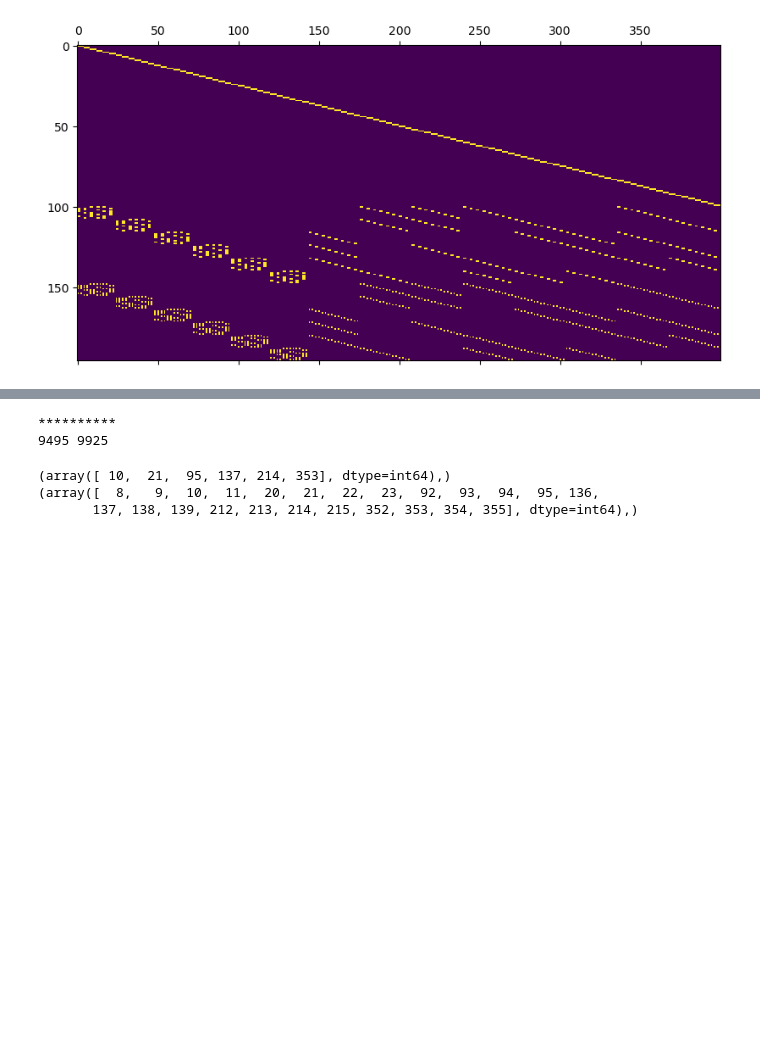
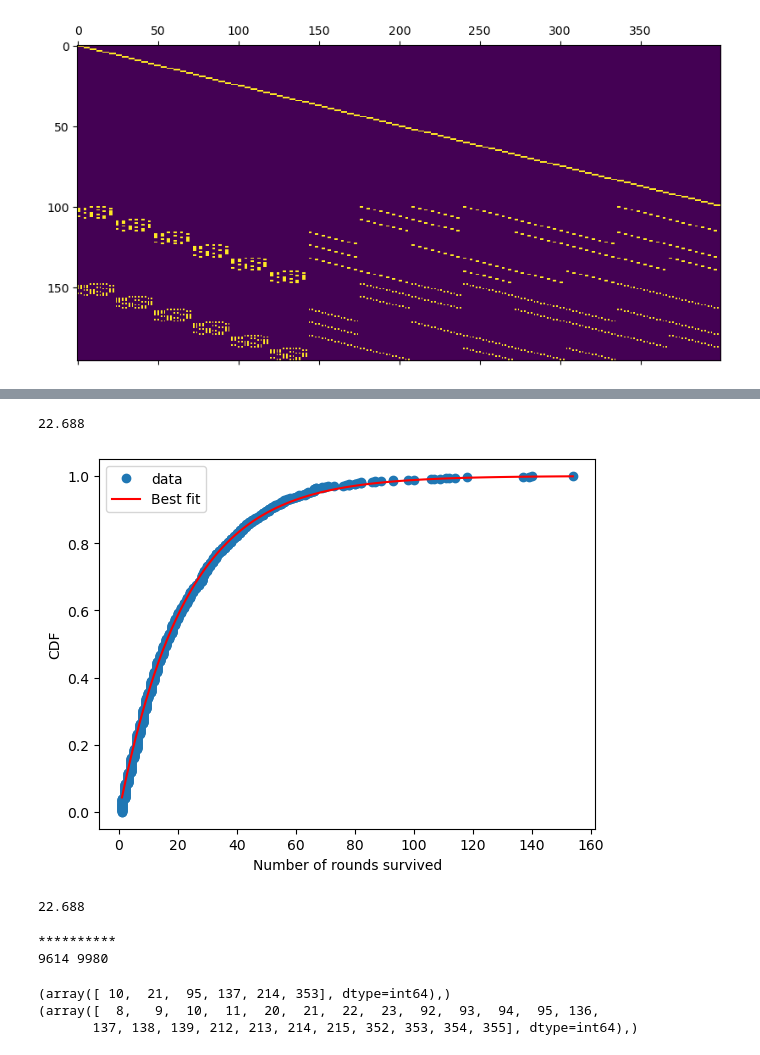
Before and after one commit to noahberthusen/adaptive_qec, a Jupyter notebook: phenomenological.ipynb, the cells around one changed output, grey strips where cells are left out. Saved outputs shown, nothing was run; the diff lists cells and outputs as text; code cells hidden in the pictures; blank space fills up the shorter version.

```diff
--- a/phenomenological.ipynb
+++ b/phenomenological.ipynb
@@ -108,25 +117,25 @@ print(Hx.shape[1] - np.linalg.matrix_rank(Hx) - np.linalg.matrix_rank(Hz))
 # %%
-qubit_error_rate = 0.005
-meas_error_rate = 0.002
+qubit_error_rate = 0.001
+meas_error_rate = 0.001
 
-bp_qed_dec = bposd_decoder(
+bp_qed_dec = bp_decoder(
     Hx[:100], # the parity check matrix
     error_rate=qubit_error_rate,
     # channel_probs=new_channel_probs, #assign error_rate to each qubit. This will override "error_rate" input variable
-    max_iter=1000, #pcm.shape[1], #the maximum number of iterations for BP)
+    max_iter=100, #pcm.shape[1], #the maximum number of iterations for BP)
     bp_method="ps",
-    ms_scaling_factor=0, #min sum scaling factor. If set to zero the variable scaling factor method is used
-    osd_method="osd0", #the OSD method. Choose from:  1) "osd_e", "osd_cs", "osd0"
+    # ms_scaling_factor=0, #min sum scaling factor. If set to zero the variable scaling factor method is used
+    # osd_method="osd0", #the OSD method. Choose from:  1) "osd_e", "osd_cs", "osd0"
     # osd_order=40 #the osd search depth
 )
 
-bp_qed_qec_dec = bp_decoder(
+bp_qed_qec_dec = bposd_decoder(
     Hx,
     error_rate=qubit_error_rate,
     bp_method="ps",
-    max_iter=1000,
-    ms_scaling_factor=0, #min sum scaling factor. If set to zero the variable scaling factor method is used
-    # osd_method="osd0", #the OSD method. Choose from:  1) "osd_e", "osd_cs", "osd0"
+    max_iter=100,
+    # ms_scaling_factor=0, #min sum scaling factor. If set to zero the variable scaling factor method is used
+    osd_method="osd0", #the OSD method. Choose from:  1) "osd_e", "osd_cs", "osd0"
     # osd_order=40 #the osd search depth
 )
 
@@ -134,8 +143,8 @@ bp_qec_dec = bposd_decoder(
     Hx,
     error_rate=qubit_error_rate,
     bp_method="ps",
-    max_iter=1000,
-    ms_scaling_factor=0, #min sum scaling factor. If set to zero the variable scaling factor method is used
+    max_iter=100,
+    # ms_scaling_factor=0, #min sum scaling factor. If set to zero the variable scaling factor method is used
     osd_method="osd0", #the OSD method. Choose from:  1) "osd_e", "osd_cs", "osd0"
     # osd_order=40 #the osd search depth
 )
@@ -153,7 +162,7 @@ for ii in range(1,1001):
         curr_qubit_error = residual_error ^ new_qubit_error
         curr_synd = ((Hx @ curr_qubit_error) % 2) ^ new_synd_error
 
-        guessed_error = bposd_dec.decode(curr_synd)
+        guessed_error = bp_qec_dec.decode(curr_synd)
         residual_error = curr_qubit_error ^ guessed_error
         # ideal_correction = bposd_dec.decode((Hx @ residual_error) % 2)
 
@@ -163,7 +172,7 @@ for ii in range(1,1001):
         if np.any(obs):
             break
 
-    res = Result(0, n, k, qubit_error_rate, meas_error_rate, 1, num_rounds, 0)
+    res = Result(0, 0, n, k, qubit_error_rate, meas_error_rate, 1, num_rounds, 0)
     rs.append(res)
     tmp.append(num_rounds)
 
@@ -171,6 +180,24 @@ for ii in range(1,1001):
         save_new_res('results/tmp.res', rs)
         rs = []
 print(np.mean(tmp))
+# %% [output]
+22.688
+# %%
+x = tmp
+_, best_lifetime = sp.stats.expon.fit(x, floc=0)
+
+x_interp = np.linspace(min(x), max(x), 100)
+plt.plot(np.sort(x), np.linspace(0, 1, len(x)), 'o', label='data')
+plt.plot(x_interp, sp.stats.expon.cdf(x_interp, scale=best_lifetime), 'r-', label='Best fit')
+plt.legend()
+plt.xlabel('Number of rounds survived')
+plt.ylabel('CDF')
+plt.show()
+
+print(best_lifetime)
+# %% [output]
+[figure, added]
+22.688
 # %%
 successes = 0
 successes2 = 0
@@ -197,7 +224,7 @@ for ii in range(1,10001):
         # new_channel_probs = np.exp(-bp_qed_dec.log_prob_ratios) # THIS MIGHT NEED TO CHANGE SLIGHTLY
         # new_channel_probs = new_channel_probs / np.sum(new_channel_probs)
         new_channel_probs = 1 / (np.exp(bp_qed_dec.log_prob_ratios) + 1)
-        new_channel_probs = new_channel_probs / np.sum(new_channel_probs)
+        # new_channel_probs = new_channel_probs / np.sum(new_channel_probs)
         # new_channel_probs[400:] = meas_error_rate
         bp_qed_qec_dec.update_channel_probs(new_channel_probs)
         ########################
@@ -234,7 +261,7 @@ print()
 print(successes, successes2)
 # %% [output]
 **********
-9495 9925
+9614 9980
 # %%
 residual_error = np.zeros(Hx.shape[1], dtype=int)
 
```
Also changed, not shown: parts of 5 cells of this notebook, 18 other files.
